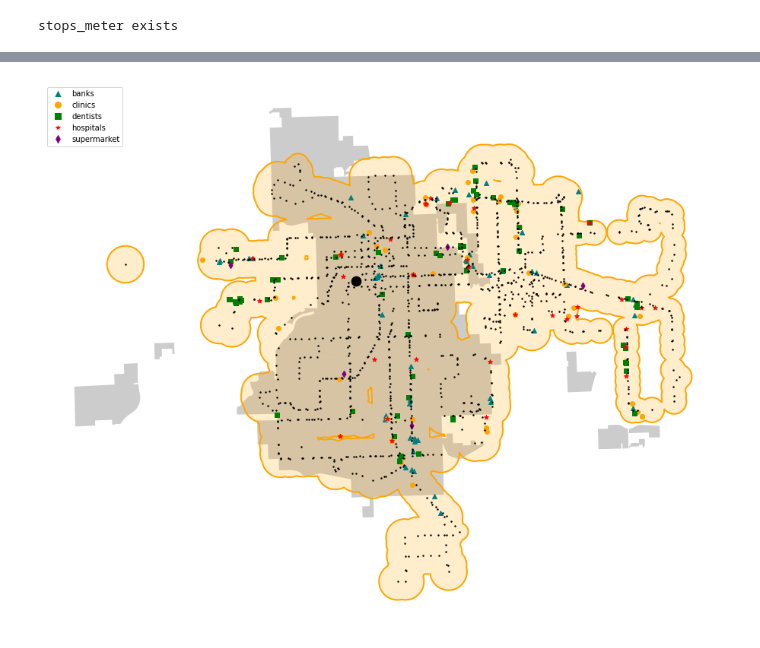
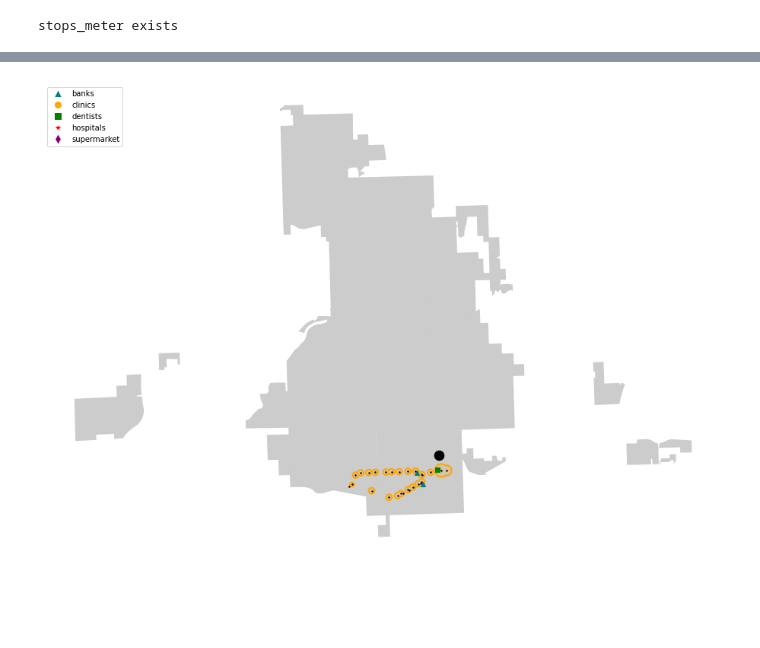
Before and after one commit to wisc-bus/simulator, a Jupyter notebook: notebooks/visualization_lansing.ipynb, the cells around one changed output, grey strips where cells are left out. Saved outputs shown, nothing was run; the diff lists cells and outputs as text; code cells hidden in the pictures; blank space fills up the shorter version.

```diff
--- a/notebooks/visualization_lansing.ipynb
+++ b/notebooks/visualization_lansing.ipynb
@@ -82,7 +92,7 @@ DATA_PATH = "../data/lansing_gtfs.zip"
 OUT_PATH = "/tmp/output"
 DAY = "monday"
 START_TIME = "07:00:00"
-ELAPSE_TIME = "01:30:00"
+ELAPSE_TIME = "00:30:00"
 AVG_WALKING_SPEED = 1.4 # 1.4 meters per second
 MAX_WALKING_MIN = 10
 
@@ -291,7 +346,7 @@ ax = city.plot(color="black", alpha=0.2, zorder=1, figsize=(16, 16))
 colors = ["orange", "blue", "green", "yellow"]
 
 zorder = 4
-addr = '702 W Kalamazoo St, Lansing, MI'
+addr = '1200 Keystone Ave, Lansing, MI'
 
 location = geocode(addr)
 lat, lon = (location.latitude, location.longitude)
@@ -315,31 +370,31 @@ df.plot(alpha=0.2, ax=ax, color=df["color"], zorder=zorder) # plot bubble
 
 bubble = bubble.loc[0, 'geometry']
 banks_limit = banks.intersection(bubble)
 banks_limit = gpd.GeoSeries(banks_limit, crs=epsg)
 banks_limit.plot(ax=ax, color='teal', marker='^', zorder=zorder+3)
 
 clinics_limit = clinics.intersection(bubble)
 clinics_limit = gpd.GeoSeries(clinics_limit, crs=epsg)
 clinics_limit.plot(ax=ax, color='orange', marker='o', zorder=zorder+3)
 
 dentists_limit = dentists.intersection(bubble)
 dentists_limit = gpd.GeoSeries(dentists_limit, crs=epsg)
 dentists_limit.plot(ax=ax, color='green', marker='s', zorder=zorder+3)
 
 hospitals_limit = hospitals.intersection(bubble)
 hospitals_limit = gpd.GeoSeries(hospitals_limit, crs=epsg)
 hospitals_limit.plot(ax=ax, color='red', marker='*', zorder=zorder+3)
 
 supermarket_limit = supermarket.intersection(bubble)
 supermarket_limit = gpd.GeoSeries(supermarket_limit, crs=epsg)
 supermarket_limit.plot(ax=ax, color='purple', marker='d', zorder=zorder+3)
 
 ax.legend(handles = lineslist, loc="upper left",prop={"size": 10})
 # ax.legend(handles = lineslist, bbox_to_anchor=(1.00, 1.00), loc="upper left",prop={"size": 10})
 # leg = ax.legend(leg_lines, leg_text, prop={"size": 18}, loc="upper left")
 # leg.get_frame().set_facecolor("white")
 # leg.get_frame().set_edgecolor("white")
 
 ax.set_axis_off() # set axis off
 # %% [output]
-[figure, old version]
+[figure, new version]
```
Also changed, not shown: parts of 11 cells of this notebook.
